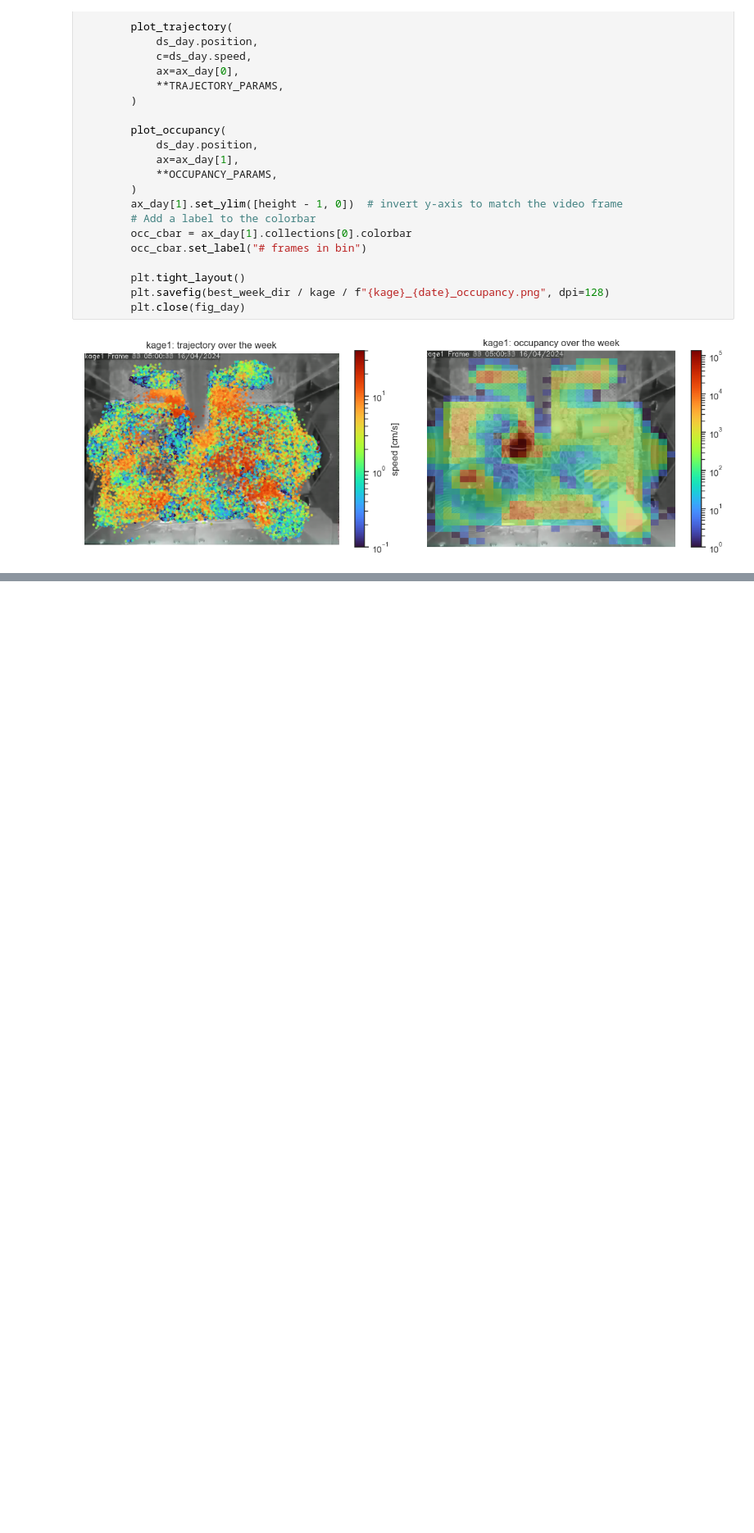
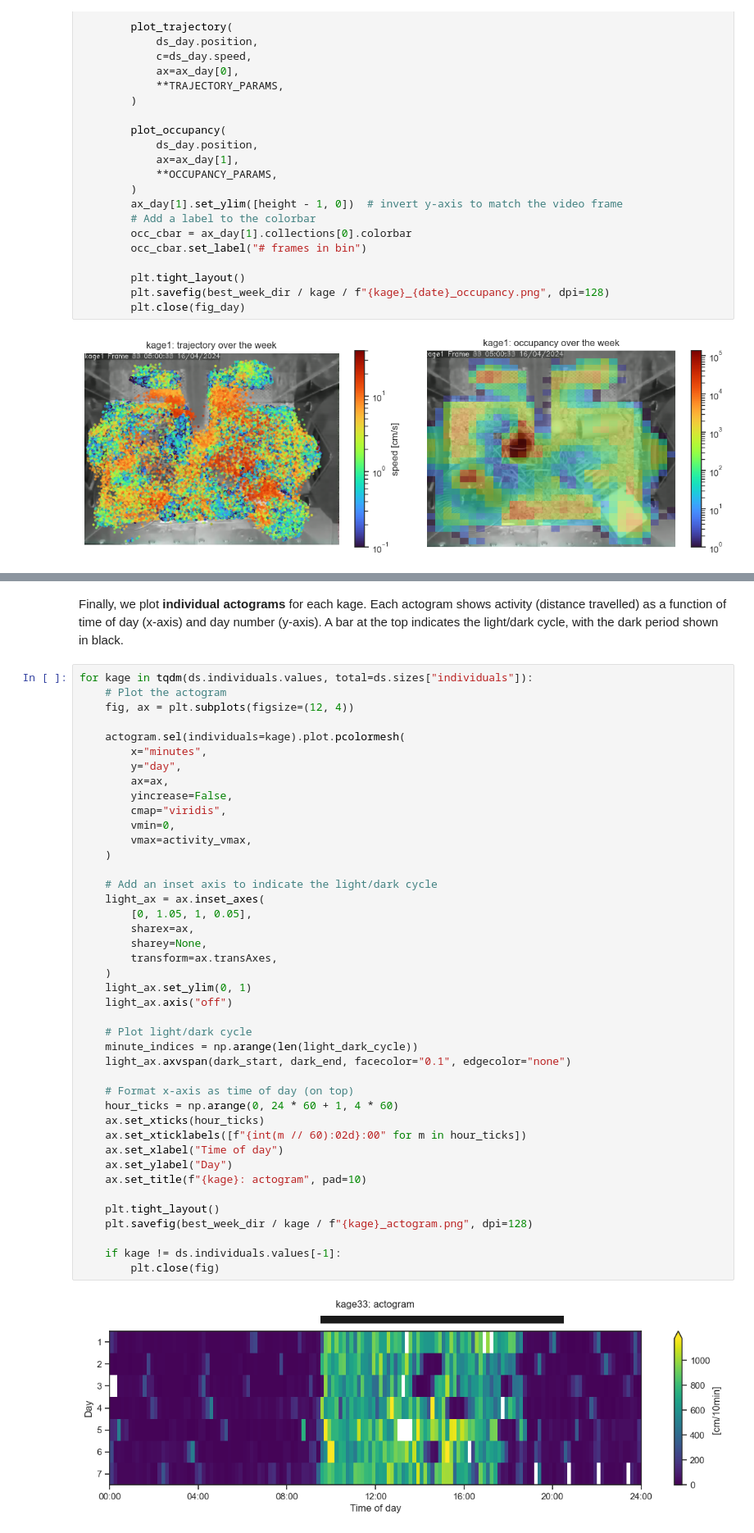
Before and after one commit to neuroinformatics-unit/smart-kages-movement, a Jupyter notebook: notebooks/05_best_week_overview.ipynb, the cells around one changed output, grey strips where cells are left out. Shown at 82% size. Cells and saved outputs as stored; diff of their text form; blank space fills up the shorter version.

```diff
--- a/notebooks/05_best_week_overview.ipynb
+++ b/notebooks/05_best_week_overview.ipynb
@@ -354,0 +451,46 @@ for kage in tqdm(ds.individuals.values, total=ds.sizes["individuals"]):
+# %% [markdown]
+Finally, we plot **individual actograms** for each kage. Each actogram shows activity (distance travelled) as a function of time of day (x-axis) and day number (y-axis). A bar at the top indicates the light/dark cycle, with the dark period shown in black.
+# %%
+for kage in tqdm(ds.individuals.values, total=ds.sizes["individuals"]):
+    # Plot the actogram
+    fig, ax = plt.subplots(figsize=(12, 4))
+
+    actogram.sel(individuals=kage).plot.pcolormesh(
+        x="minutes",
+        y="day",
+        ax=ax,
+        yincrease=False,
+        cmap="viridis",
+        vmin=0,
+        vmax=activity_vmax,
+    )
+
+    # Add an inset axis to indicate the light/dark cycle
+    light_ax = ax.inset_axes(
+        [0, 1.05, 1, 0.05],
+        sharex=ax,
+        sharey=None,
+        transform=ax.transAxes,
+    )
+    light_ax.set_ylim(0, 1)
+    light_ax.axis("off")
+
+    # Plot light/dark cycle
+    minute_indices = np.arange(len(light_dark_cycle))
+    light_ax.axvspan(dark_start, dark_end, facecolor="0.1", edgecolor="none")
+
+    # Format x-axis as time of day (on top)
+    hour_ticks = np.arange(0, 24 * 60 + 1, 4 * 60)
+    ax.set_xticks(hour_ticks)
+    ax.set_xticklabels([f"{int(m // 60):02d}:00" for m in hour_ticks])
+    ax.set_xlabel("Time of day")
+    ax.set_ylabel("Day")
+    ax.set_title(f"{kage}: actogram", pad=10)
+
+    plt.tight_layout()
+    plt.savefig(best_week_dir / kage / f"{kage}_actogram.png", dpi=128)
+
+    if kage != ds.individuals.values[-1]:
+        plt.close(fig)
+# %% [output]
+[figure, added]
```
Also changed, not shown: parts of 14 cells of this notebook.
